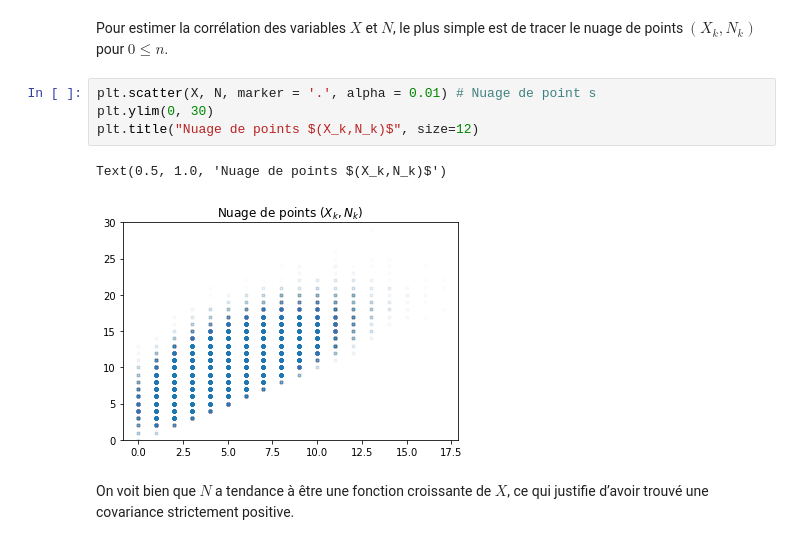
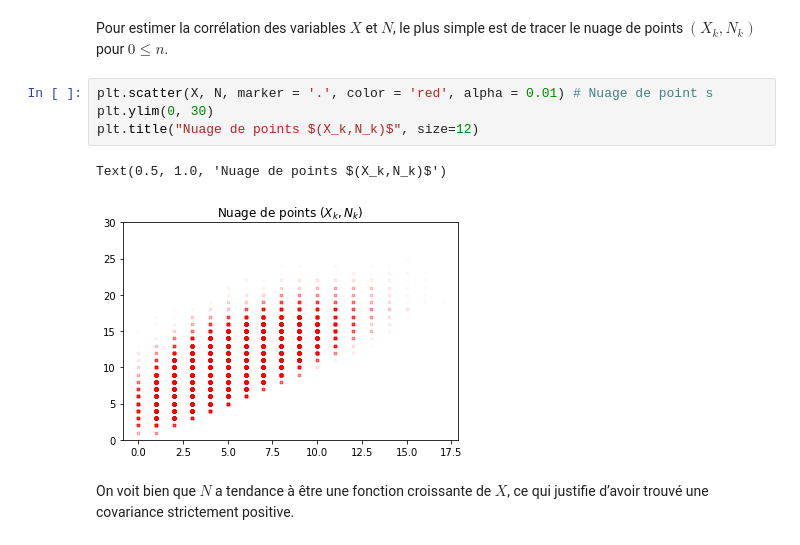
Before and after one commit to othoni-hub/ECG2, a Jupyter notebook: Ch07_CouplesVA.ipynb, the cells around one changed output. Saved outputs shown, nothing was run; the diff lists cells and outputs as text.

```diff
--- a/Ch07_CouplesVA.ipynb
+++ b/Ch07_CouplesVA.ipynb
@@ -137,12 +137,12 @@ plt.legend()
 # %% [markdown]
 Pour estimer la corrélation des variables $X$ et $N$, le plus simple est de tracer le nuage de points $(X_k,N_k)$ pour $ 0\leqslant n$.
 # %%
-plt.scatter(X, N, marker = '.', alpha = 0.01) # Nuage de point s
+plt.scatter(X, N, marker = '.', color = 'red', alpha = 0.01) # Nuage de point s
 plt.ylim(0, 30)
 plt.title("Nuage de points $(X_k,N_k)$", size=12)
 # %% [output]
 Text(0.5, 1.0, 'Nuage de points $(X_k,N_k)$')
-[figure, old version]
+[figure, new version]
 # %% [markdown]
 On voit bien que $N$ a tendance à être une fonction croissante de $X$, ce qui justifie d’avoir trouvé une covariance strictement positive.
 # %% [markdown]
```
Also changed, not shown: parts of 3 cells of this notebook.
